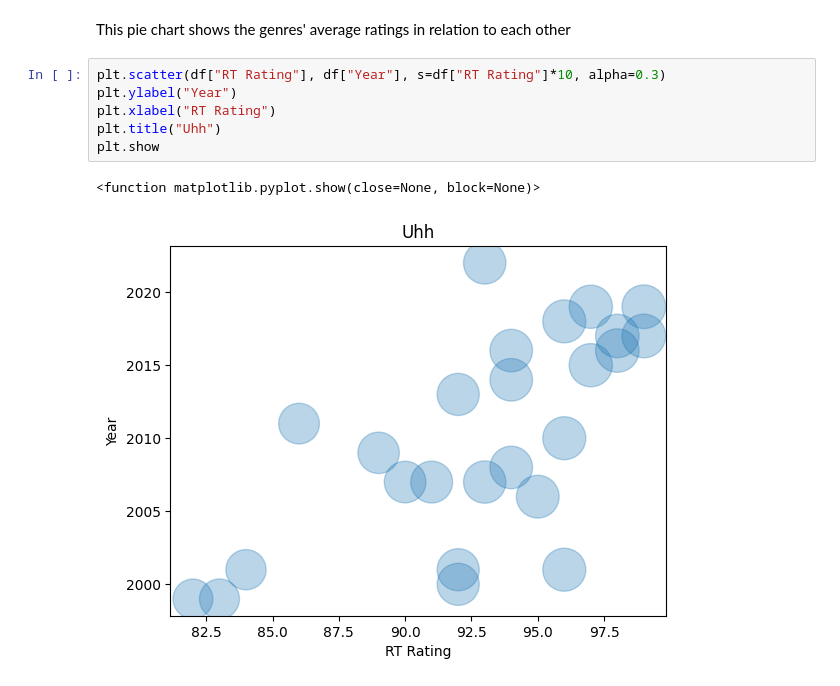
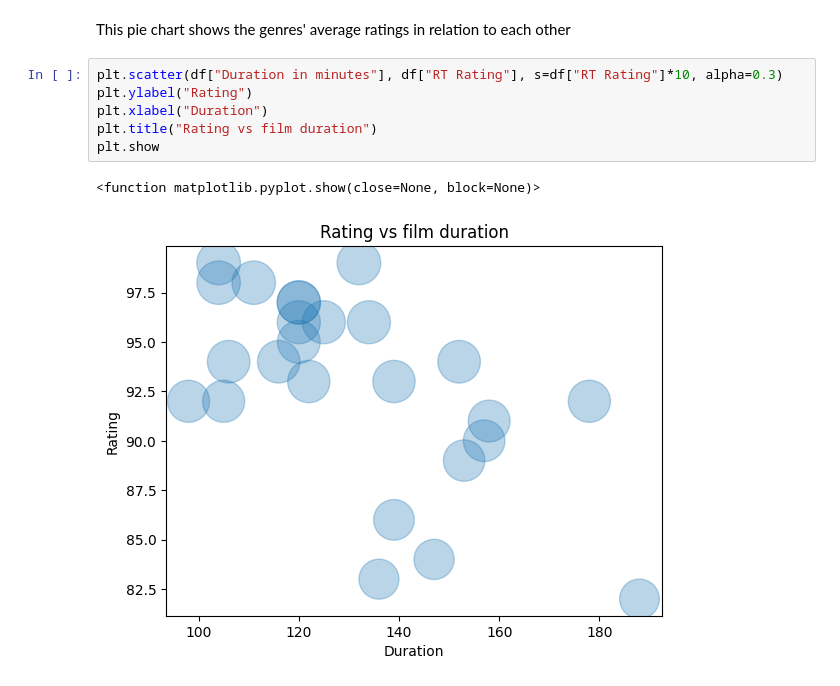
Before and after one commit to veinjarv/dt-2025-data-visualisation, a Jupyter notebook: notebooks/Assignment/film_analysis.ipynb, the cells around one changed output. Drawn from its saved outputs; the diff is of its cells as text.

```diff
--- a/notebooks/Assignment/film_analysis.ipynb
+++ b/notebooks/Assignment/film_analysis.ipynb
@@ -54,11 +55,11 @@ plt.show
 # %% [markdown]
 This pie chart shows the genres' average ratings in relation to each other
 # %%
-plt.scatter(df["RT Rating"], df["Year"], s=df["RT Rating"]*10, alpha=0.3)
-plt.ylabel("Year")
-plt.xlabel("RT Rating")
-plt.title("Uhh")
+plt.scatter(df["Duration in minutes"], df["RT Rating"], s=df["RT Rating"]*10, alpha=0.3)
+plt.ylabel("Rating")
+plt.xlabel("Duration")
+plt.title("Rating vs film duration")
 plt.show
 # %% [output]
 <function matplotlib.pyplot.show(close=None, block=None)>
-[figure, old version]
+[figure, new version]
```
Also changed, not shown: parts of 4 cells of this notebook.
